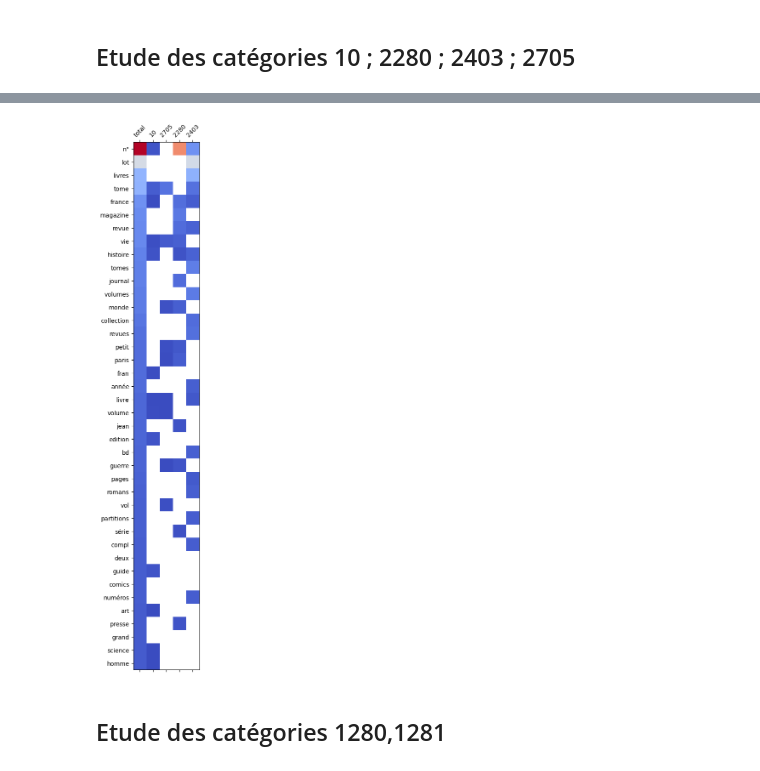
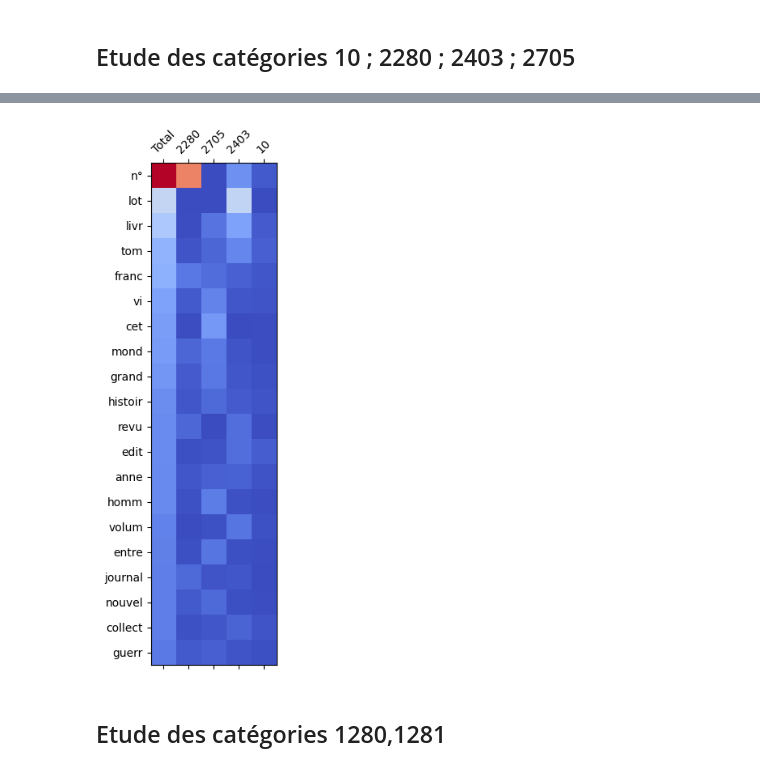
Before and after one commit to ManDes71/Rakuten_Text_Classification_TensorFlow, a Jupyter notebook: notebooks/Modele_RNN_Word2Vec.ipynb, the cells around one changed output, grey strips where cells are left out. Cells and saved outputs as stored; diff of their text form; code cells hidden in the pictures.

```diff
--- a/notebooks/Modele_RNN_Word2Vec.ipynb
+++ b/notebooks/Modele_RNN_Word2Vec.ipynb
@@ -492,7 +474,7 @@ lr_plateau = callbacks.ReduceLROnPlateau(monitor = 'val_loss',
 model.compile(optimizer=Adam(learning_rate=1e-3), loss='categorical_crossentropy', metrics=['accuracy'])
 # %%
 # Entraînement du modèle
-training_history = model.fit(X_train_vect, y_train_dummy, epochs=40, validation_split=0.2, callbacks=[lr_plateau])
+training_history = model.fit(X_train_vect, y_train_dummy, epochs=80, validation_split=0.2, callbacks=[lr_plateau])
 
 # Évaluation du modèle
 loss, accuracy = model.evaluate(X_test_vect, y_test_dummy)
@@ -834,0 +771,28 @@ df_total_livres.head(20)
+# %%
+import pandas as pd
+from collections import Counter
+
+# Étape 1 : Identifier les 20 mots les plus fréquents
+all_words = sum(df_livres['tokenized'].tolist(), [])
+global_word_counts = Counter(all_words)
+top_20_words = global_word_counts.most_common(20)
+
+# Étape 2 : Calculer le nombre d'occurrences de chaque mot pour chaque classe et globalement
+# Initialiser les données pour le DataFrame
+data = {"Word": [word for word, count in top_20_words], "Total": [count for word, count in top_20_words]}
+class_ids = df_livres['prdtypecode'].unique()
+
+# Calculer les occurrences par classe pour chaque mot
+for class_id in class_ids:
+    data[class_id] = []
+    for word, _ in top_20_words:
+        word_count = sum(row.count(word) for row in df_livres[df_livres['prdtypecode'] == class_id]['tokenized'])
+        data[class_id].append(word_count)
+
+# Étape 3 : Créer le DataFrame
+df_word_counts = pd.DataFrame(data)
+df_word_counts.set_index("Word", inplace=True)
+
+# Afficher le DataFrame
+print(df_word_counts)
+df_total_livres=df_word_counts
@@ -835,11 +817,11 @@ df_total_livres.head(20)
 # %%
 fig, ax = plt.subplots(figsize=(2,20))
-cax = ax.matshow(df_total_livres.iloc[0:40], cmap = 'coolwarm')
-plt.xticks(range(5),('total','10','2705','2280','2403'),rotation=45)
-plt.yticks(range(40),df_total_livres.iloc[0:40].index,rotation=0)
+cax = ax.matshow(df_total_livres.iloc[0:20], cmap = 'coolwarm')
+plt.xticks(range(5),(df_total_livres.columns.tolist()),rotation=45)
+plt.yticks(range(20),df_total_livres.iloc[0:20].index,rotation=0)
 plt.show()
 # %% [output]
-[figure, old version]
+[figure, new version]
 # %% [markdown]
 ## Etude des catégories 1280,1281
 # %%
```
Also changed, not shown: parts of 25 cells of this notebook.
